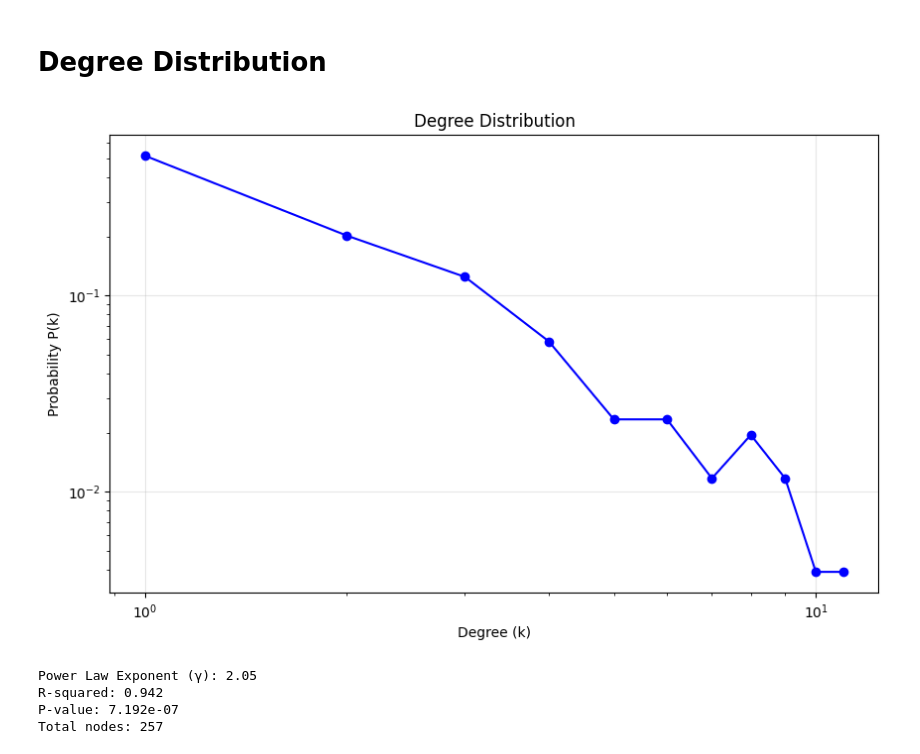
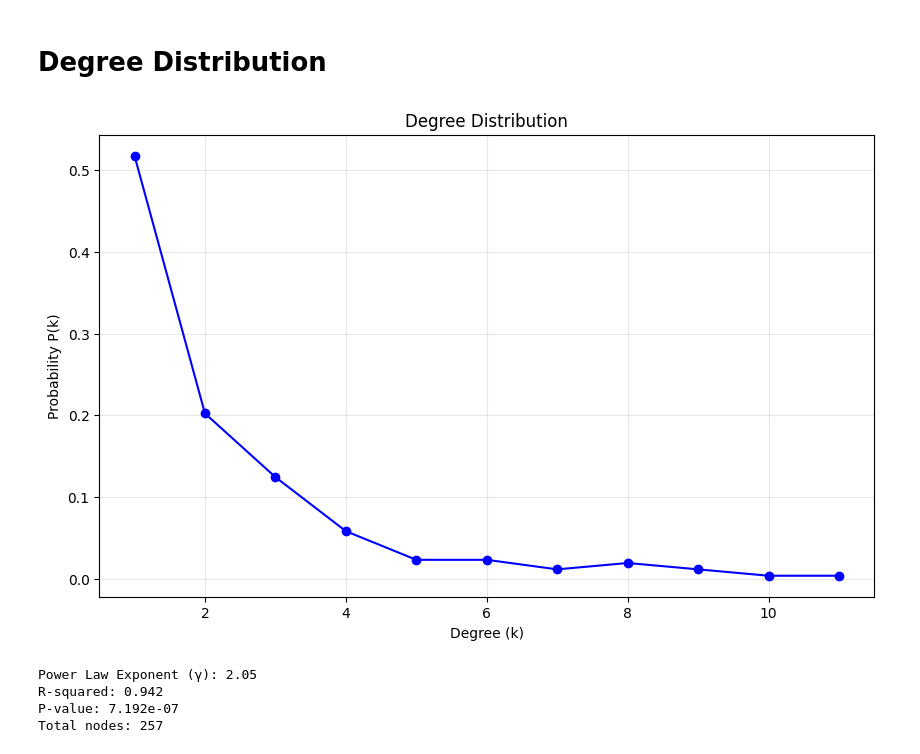
Before and after one commit to MahdeeMushfiqueKamal/Power-Grid-Network-Analysis, a Jupyter notebook: EDA/Analyze_Network.ipynb, the cells around one changed output. Cells and saved outputs as stored; diff of their text form; code cells hidden in the pictures.

```diff
--- a/EDA/Analyze_Network.ipynb
+++ b/EDA/Analyze_Network.ipynb
@@ -30,25 +30,25 @@ Number of edges: 284
 # %%
 # 1. Degree Distribution P(k)
 degrees = [d for n, d in G.degree()]
 degree_count = Counter(degrees)
 deg, cnt = zip(*sorted(degree_count.items()))
 
 # Convert counts to probabilities by dividing by total number of nodes
 total_nodes = G.number_of_nodes()
 probabilities = [count/total_nodes for count in cnt]
 
 plt.figure(figsize=(10, 6))
 plt.plot(deg, probabilities, 'bo-')
-plt.xscale('log')
-plt.yscale('log')
+# plt.xscale('log')
+# plt.yscale('log')
 plt.xlabel('Degree (k)')
 plt.ylabel('Probability P(k)')
 plt.title('Degree Distribution')
 plt.grid(True, alpha=0.3)
 
 plt.show()
 # %% [output]
-[figure, old version]
+[figure, new version]
 # %%
 # Get degrees and count their frequency
 degrees = [d for n, d in G.degree()]
```
Also changed, not shown: parts of 4 cells of this notebook, 9 other files.
